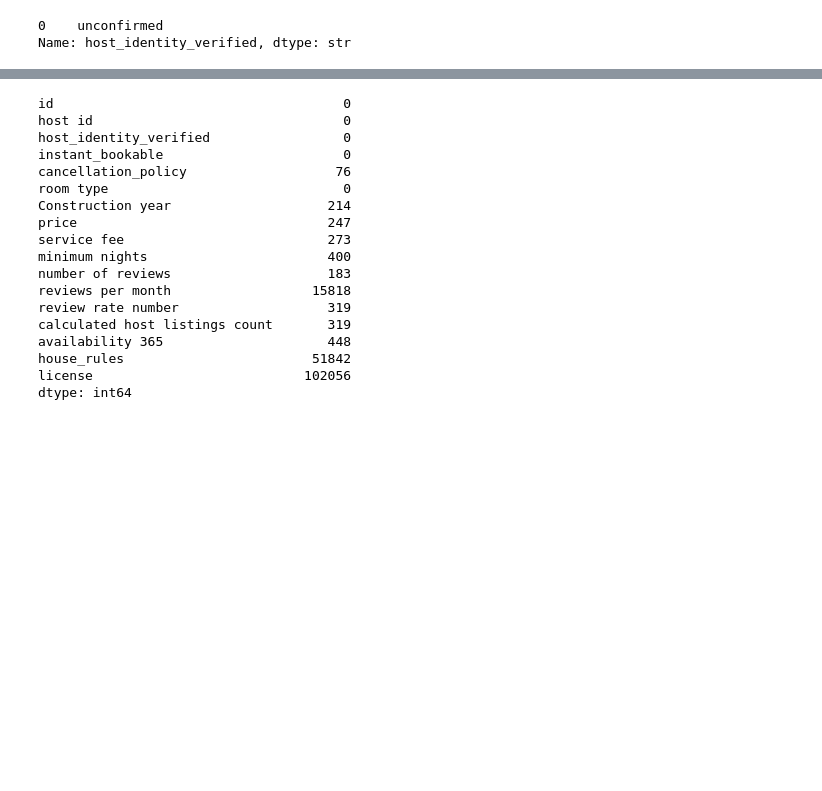
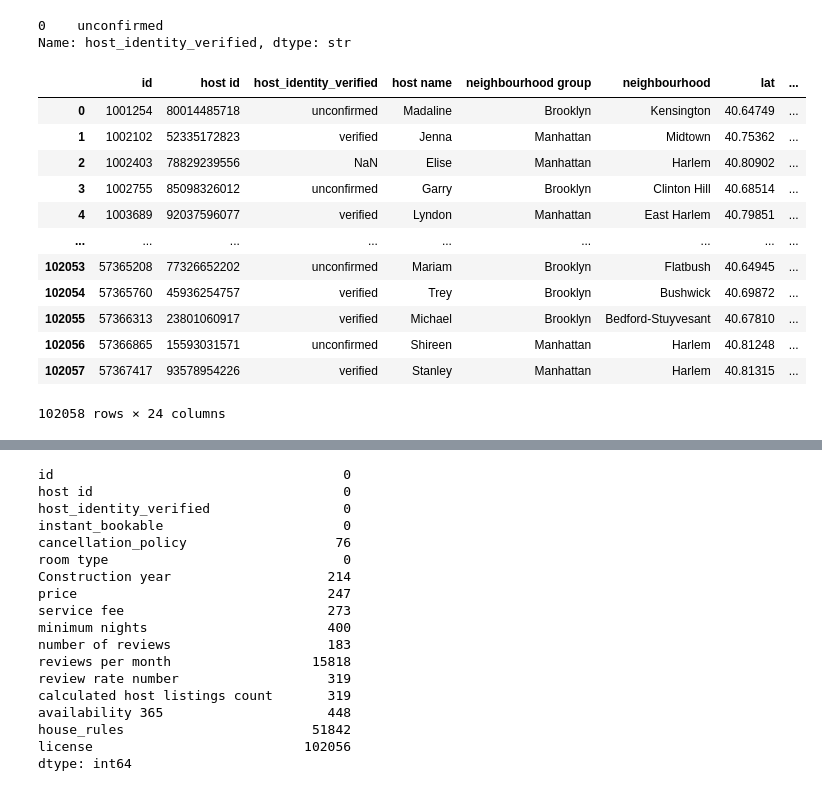
Before and after one commit to abderrahmanboubligha/tp_machine_learning, a Jupyter notebook: TP1_Pretraitement_Airbnb.ipynb, the cells around one changed output, grey strips where cells are left out. Saved outputs shown, nothing was run; the diff lists cells and outputs as text; code cells hidden in the pictures; blank space fills up the shorter version.

```diff
--- a/TP1_Pretraitement_Airbnb.ipynb
+++ b/TP1_Pretraitement_Airbnb.ipynb
@@ -219,6 +219,22 @@ data["host_identity_verified"].mode()
 # %% [output]
 0    unconfirmed
 Name: host_identity_verified, dtype: str
+# %%
+data
+# %% [output]
+|  | id | host id | host_identity_verified | host name | neighbourhood group | neighbourhood | lat | ... |
+| 0 | 1001254 | 80014485718 | unconfirmed | Madaline | Brooklyn | Kensington | 40.64749 | ... |
+| 1 | 1002102 | 52335172823 | verified | Jenna | Manhattan | Midtown | 40.75362 | ... |
+| 2 | 1002403 | 78829239556 | NaN | Elise | Manhattan | Harlem | 40.80902 | ... |
+| 3 | 1002755 | 85098326012 | unconfirmed | Garry | Brooklyn | Clinton Hill | 40.68514 | ... |
+| 4 | 1003689 | 92037596077 | verified | Lyndon | Manhattan | East Harlem | 40.79851 | ... |
+| ... | ... | ... | ... | ... | ... | ... | ... | ... |
+| 102053 | 57365208 | 77326652202 | unconfirmed | Mariam | Brooklyn | Flatbush | 40.64945 | ... |
+| 102054 | 57365760 | 45936254757 | verified | Trey | Brooklyn | Bushwick | 40.69872 | ... |
+| 102055 | 57366313 | 23801060917 | verified | Michael | Brooklyn | Bedford-Stuyvesant | 40.67810 | ... |
+| 102056 | 57366865 | 15593031571 | unconfirmed | Shireen | Manhattan | Harlem | 40.81248 | ... |
+| 102057 | 57367417 | 93578954226 | verified | Stanley | Manhattan | Harlem | 40.81315 | ... |
+102058 rows × 24 columns
 # %%
 #data["host_identity_verified"].fillna(data["host_identity_verified"].mode()[0], inplace = True)
 data["host_identity_verified"] = data["host_identity_verified"].fillna("unconfirmed")
```
Also changed, not shown: parts of 6 cells of this notebook, 1 other file.
